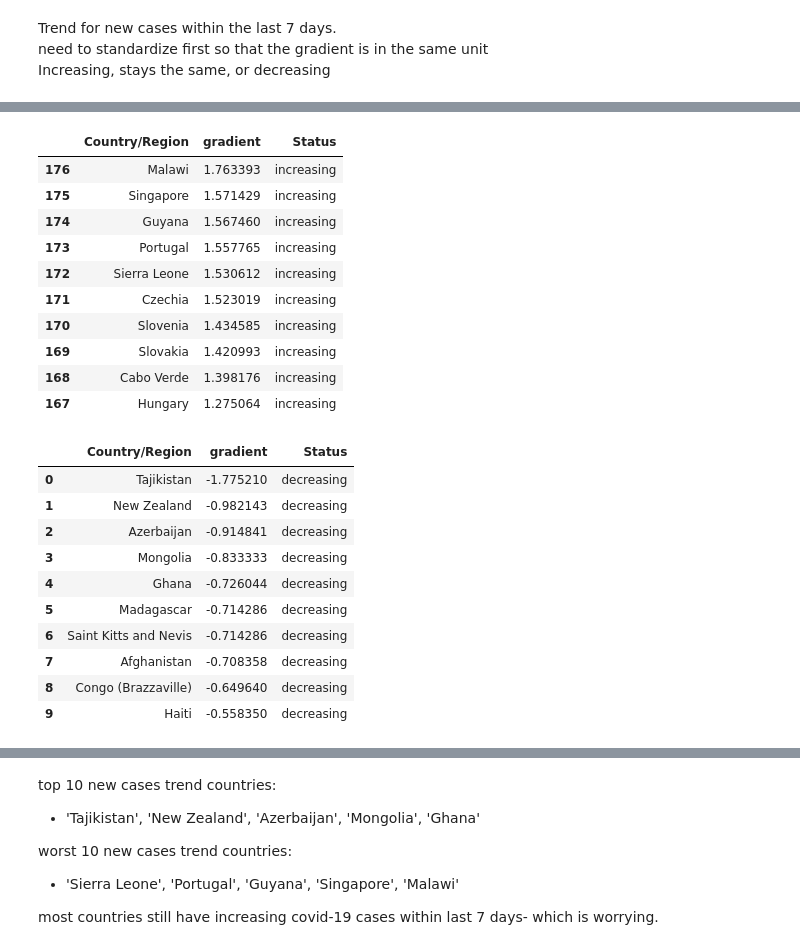
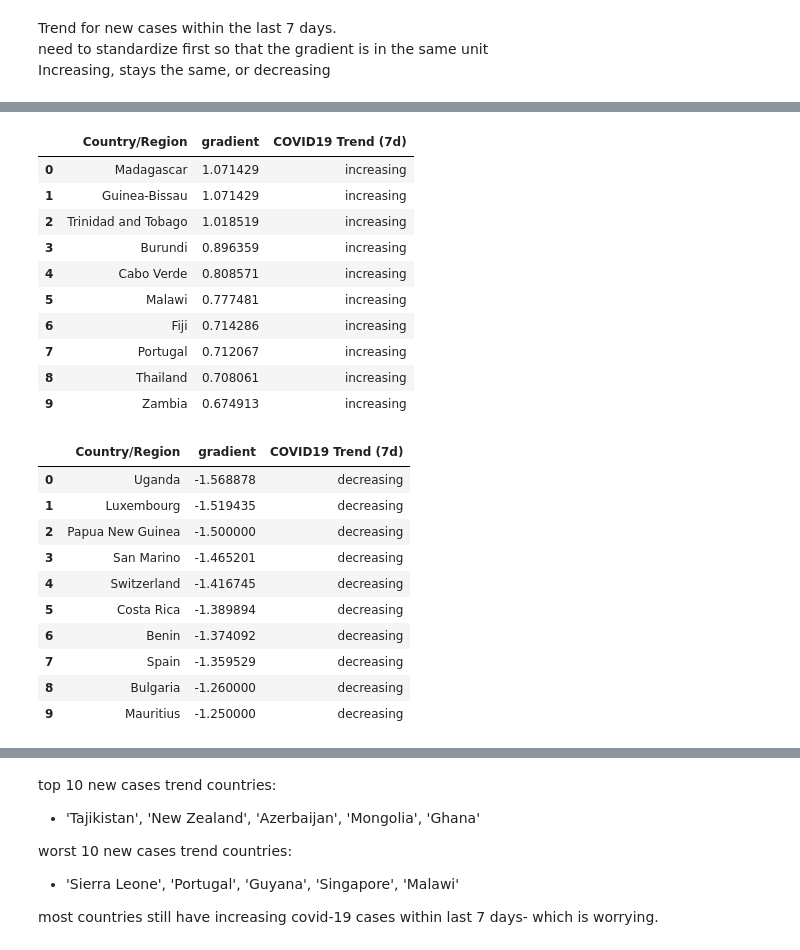
Before and after one commit to n-Faiz/WQD7006_ML_Covid19, a Jupyter notebook: Covid-19 Analysis & Machine learning.ipynb, the cells around one changed output, grey strips where cells are left out. Saved outputs shown, nothing was run; the diff lists cells and outputs as text; code cells hidden in the pictures.

```diff
--- a/Covid-19 Analysis & Machine learning.ipynb
+++ b/Covid-19 Analysis & Machine learning.ipynb
@@ -349,3 +350,6 @@ latest_df.sort_values('Confirmed',ascending = False).head(10)
 Trend for new cases within the last 7 days. <br>
 need to standardize first so that the gradient is in the same unit<br>
 Increasing, stays the same, or decreasing
+# %%
+df = pd.read_csv('data/covid19_df.csv')
+df.head(5)
@@ -382,6 +394,7 @@ def corr_find(x):
 weekly = weekly_df.groupby(['Country/Region'])['New Confirmed'].apply(gradient_find).reset_index()
 weekly.rename(columns={"New Confirmed": "gradient"},inplace=True)
 
-weekly['Status'] = ["increasing" if x>0.2  else "decreasing" if x<-0.2 else "around the same" for x in weekly ['gradient'] ]
+weekly['COVID19 Trend (7d)'] = ["increasing" if x>0.2  else "decreasing" if x<-0.2 else "No cases" if np.isnan(x)
+                                else "around the same" for x in weekly ['gradient'] ]
 weekly
 # %% [output]
@@ -411,5 +430,3 @@ inspect why Null on that country
-# %%
-weekly = weekly.dropna()
 # %%
 weekly = weekly.sort_values("gradient",ascending=True).reset_index(drop=True)
 weekly
@@ -442,31 +460,31 @@ weekly['Status'].hist()
 # %%
-weekly_inc = weekly[weekly["Status"] == "increasing"].sort_values("gradient",ascending=False)
+weekly_inc = weekly[weekly['COVID19 Trend (7d)'] == "increasing"].sort_values("gradient",ascending=False).reset_index(drop=True)
 weekly_inc.head(10)
 # %% [output]
-|  | Country/Region | gradient | Status |
-| 176 | Malawi | 1.763393 | increasing |
-| 175 | Singapore | 1.571429 | increasing |
-| 174 | Guyana | 1.567460 | increasing |
-| 173 | Portugal | 1.557765 | increasing |
-| 172 | Sierra Leone | 1.530612 | increasing |
-| 171 | Czechia | 1.523019 | increasing |
-| 170 | Slovenia | 1.434585 | increasing |
-| 169 | Slovakia | 1.420993 | increasing |
-| 168 | Cabo Verde | 1.398176 | increasing |
-| 167 | Hungary | 1.275064 | increasing |
+|  | Country/Region | gradient | COVID19 Trend (7d) |
+| 0 | Madagascar | 1.071429 | increasing |
+| 1 | Guinea-Bissau | 1.071429 | increasing |
+| 2 | Trinidad and Tobago | 1.018519 | increasing |
+| 3 | Burundi | 0.896359 | increasing |
+| 4 | Cabo Verde | 0.808571 | increasing |
+| 5 | Malawi | 0.777481 | increasing |
+| 6 | Fiji | 0.714286 | increasing |
+| 7 | Portugal | 0.712067 | increasing |
+| 8 | Thailand | 0.708061 | increasing |
+| 9 | Zambia | 0.674913 | increasing |
 # %%
-weekly_dec = weekly[weekly["Status"] == "decreasing"].sort_values("gradient",ascending=True)
+weekly_dec = weekly[weekly['COVID19 Trend (7d)'] == "decreasing"].sort_values("gradient",ascending=True).reset_index(drop=True)
 weekly_dec.head(10)
 # %% [output]
-|  | Country/Region | gradient | Status |
-| 0 | Tajikistan | -1.775210 | decreasing |
-| 1 | New Zealand | -0.982143 | decreasing |
-| 2 | Azerbaijan | -0.914841 | decreasing |
-| 3 | Mongolia | -0.833333 | decreasing |
-| 4 | Ghana | -0.726044 | decreasing |
-| 5 | Madagascar | -0.714286 | decreasing |
-| 6 | Saint Kitts and Nevis | -0.714286 | decreasing |
-| 7 | Afghanistan | -0.708358 | decreasing |
-| 8 | Congo (Brazzaville) | -0.649640 | decreasing |
-| 9 | Haiti | -0.558350 | decreasing |
+|  | Country/Region | gradient | COVID19 Trend (7d) |
+| 0 | Uganda | -1.568878 | decreasing |
+| 1 | Luxembourg | -1.519435 | decreasing |
+| 2 | Papua New Guinea | -1.500000 | decreasing |
+| 3 | San Marino | -1.465201 | decreasing |
+| 4 | Switzerland | -1.416745 | decreasing |
+| 5 | Costa Rica | -1.389894 | decreasing |
+| 6 | Benin | -1.374092 | decreasing |
+| 7 | Spain | -1.359529 | decreasing |
+| 8 | Bulgaria | -1.260000 | decreasing |
+| 9 | Mauritius | -1.250000 | decreasing |
 # %%
```
Also changed, not shown: parts of 38 cells of this notebook, 2 other files.
